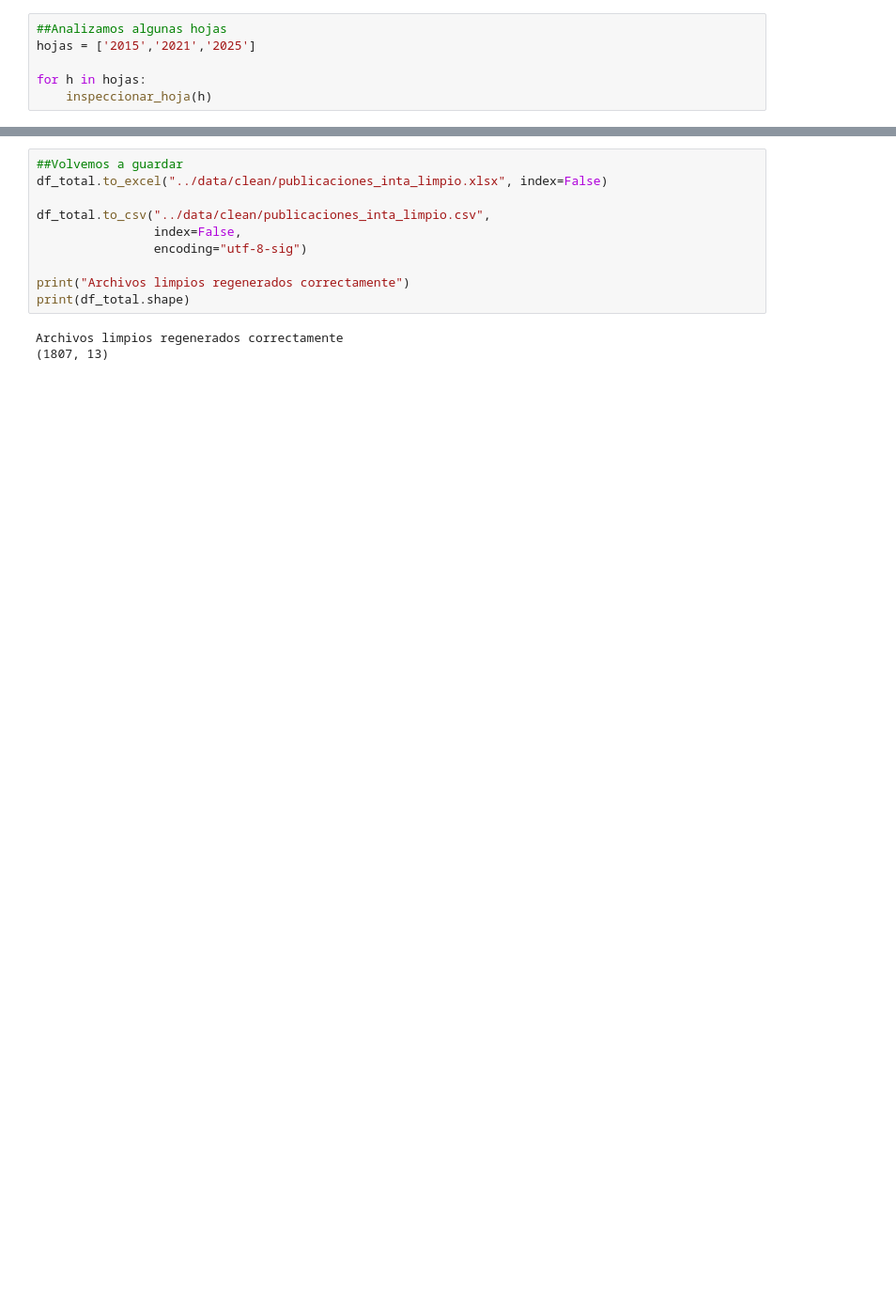
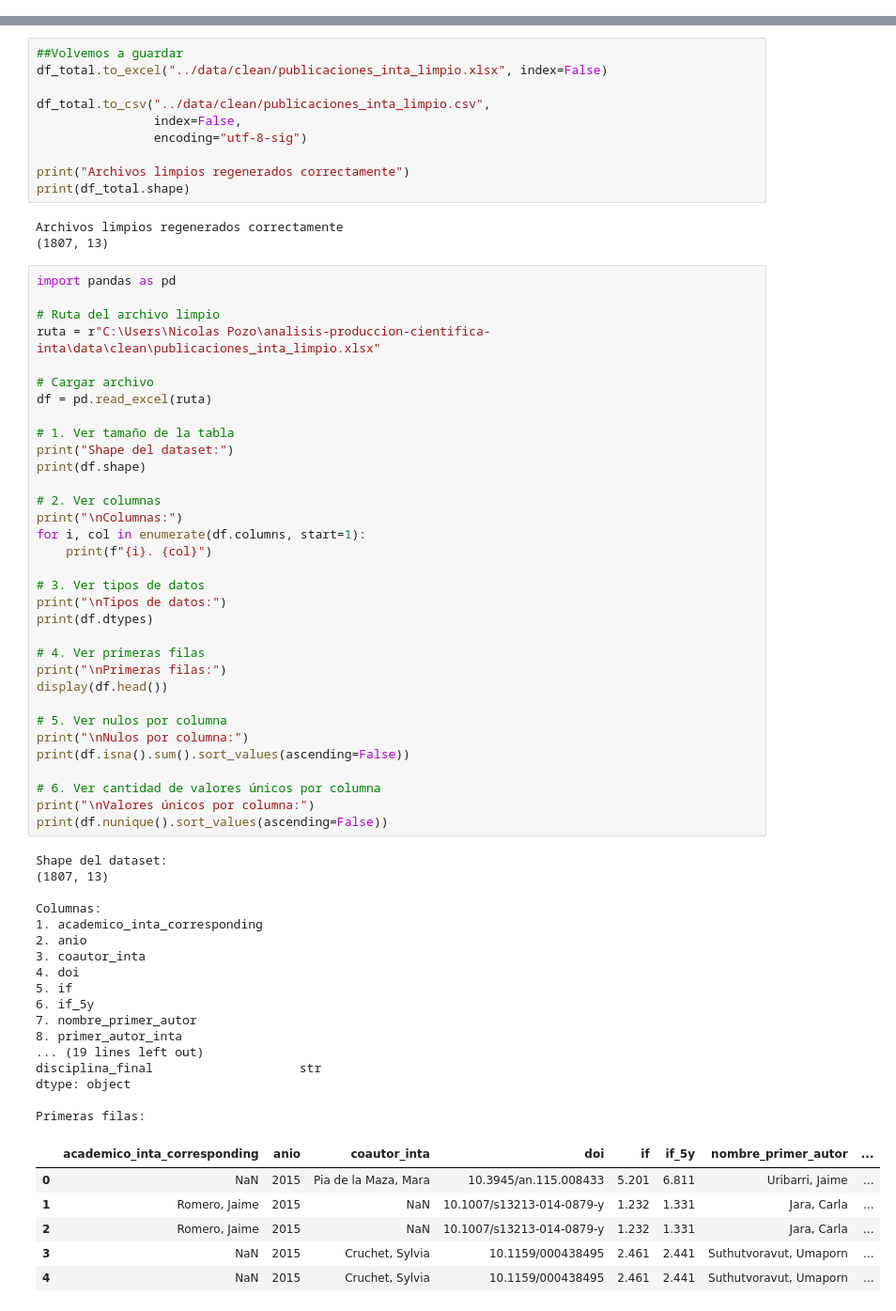
Before and after one commit to pozostronger/analisis-produccion-cientifica-inta, a Jupyter notebook: notebooks/analisis_exploratorio.ipynb, the cells around one changed output, grey strips where cells are left out. Shown at 94% size. Cells and saved outputs as stored; diff of their text form; blank space fills up the shorter version.

```diff
--- a/notebooks/analisis_exploratorio.ipynb
+++ b/notebooks/analisis_exploratorio.ipynb
@@ -63,9 +63,3 @@ def inspeccionar_hoja(nombre_hoja):
     print("\nShape:", df_temp.shape)
     print("\nHead:")
     print(df_temp.head(5))
-# %%
-##Analizamos algunas hojas
-hojas = ['2015','2021','2025']
-
-for h in hojas:
-    inspeccionar_hoja(h)
@@ -1411,3 +1432,60 @@ print(df_total.shape)
 # %% [output]
 Archivos limpios regenerados correctamente
 (1807, 13)
+# %%
+import pandas as pd
+
+# Ruta del archivo limpio
+ruta = r"C:\Users\Nicolas Pozo\analisis-produccion-cientifica-inta\data\clean\publicaciones_inta_limpio.xlsx"
+
+# Cargar archivo
+df = pd.read_excel(ruta)
+
+# 1. Ver tamaño de la tabla
+print("Shape del dataset:")
+print(df.shape)
+
+# 2. Ver columnas
+print("\nColumnas:")
+for i, col in enumerate(df.columns, start=1):
+    print(f"{i}. {col}")
+
+# 3. Ver tipos de datos
+print("\nTipos de datos:")
+print(df.dtypes)
+
+# 4. Ver primeras filas
+print("\nPrimeras filas:")
+display(df.head())
+
+# 5. Ver nulos por columna
+print("\nNulos por columna:")
+print(df.isna().sum().sort_values(ascending=False))
+
+# 6. Ver cantidad de valores únicos por columna
+print("\nValores únicos por columna:")
+print(df.nunique().sort_values(ascending=False))
+# %% [output]
+Shape del dataset:
+(1807, 13)
+
+Columnas:
+1. academico_inta_corresponding
+2. anio
+3. coautor_inta
+4. doi
+5. if
+6. if_5y
+7. nombre_primer_autor
+8. primer_autor_inta
+... (19 lines left out)
+disciplina_final                    str
+dtype: object
+
+Primeras filas:
+|  | academico_inta_corresponding | anio | coautor_inta | doi | if | if_5y | nombre_primer_autor | ... |
+| 0 | NaN | 2015 | Pia de la Maza, Mara | 10.3945/an.115.008433 | 5.201 | 6.811 | Uribarri, Jaime | ... |
+| 1 | Romero, Jaime | 2015 | NaN | 10.1007/s13213-014-0879-y | 1.232 | 1.331 | Jara, Carla | ... |
+| 2 | Romero, Jaime | 2015 | NaN | 10.1007/s13213-014-0879-y | 1.232 | 1.331 | Jara, Carla | ... |
+| 3 | NaN | 2015 | Cruchet, Sylvia | 10.1159/000438495 | 2.461 | 2.441 | Suthutvoravut, Umaporn | ... |
+| 4 | NaN | 2015 | Cruchet, Sylvia | 10.1159/000438495 | 2.461 | 2.441 | Suthutvoravut, Umaporn | ... |
```
Also changed, not shown: parts of 12 cells of this notebook, 8 other files.
